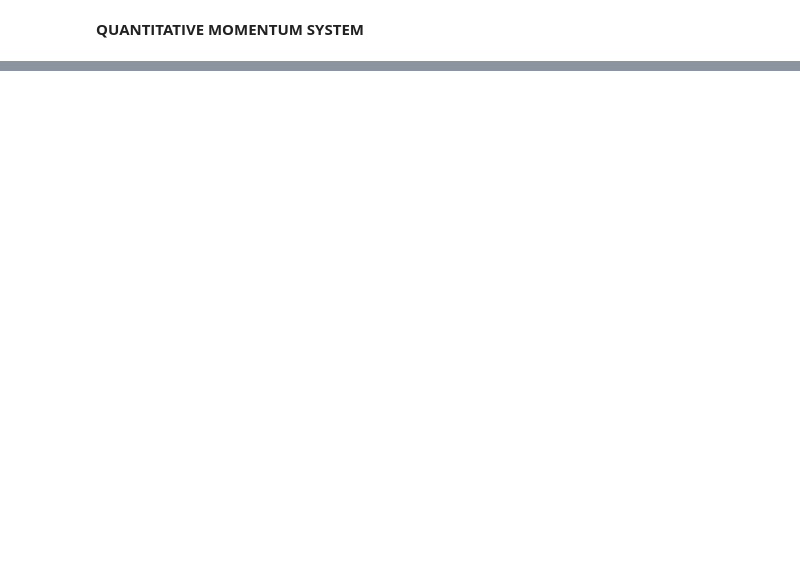
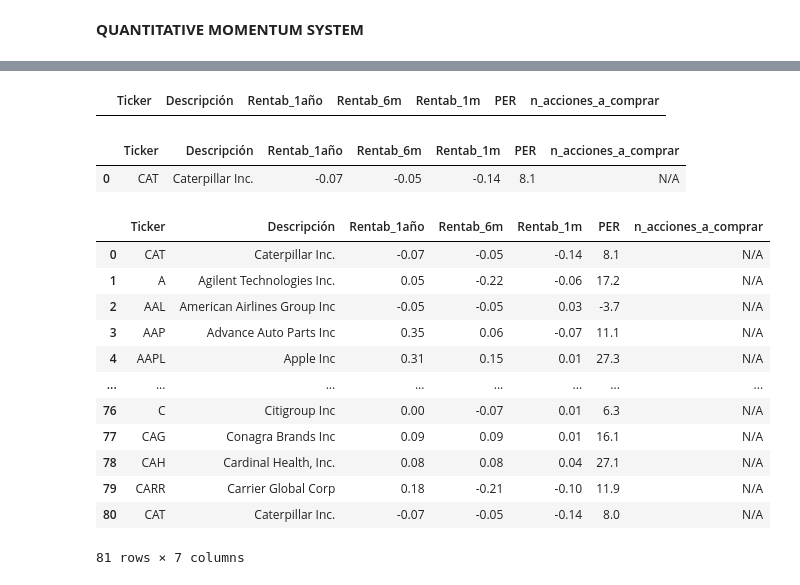
Before and after one commit to ferranfont/Introduccion_al_trading_algoritmico, a Jupyter notebook: Quant_momentum.ipynb, the cells around one changed output, grey strips where cells are left out. Cells and saved outputs as stored; diff of their text form; code cells hidden in the pictures; blank space fills up the shorter version.

```diff
--- a/Quant_momentum.ipynb
+++ b/Quant_momentum.ipynb
@@ -30,15 +68,22 @@ round(data['peRatio'],1)
 # %%
-my_colums = ['Ticker','Descripción', 'rentabilidad_1_año','PER','n_acciones_a_comprar']
+my_colums = ['Ticker','Descripción', 'Rentab_1año','Rentab_6m','Rentab_1m','PER','n_acciones_a_comprar']
 final_dataframe = pd.DataFrame(columns=my_colums)
 final_dataframe
+# %% [output]
+|  | Ticker | Descripción | Rentab_1año | Rentab_6m | Rentab_1m | PER | n_acciones_a_comprar |
 # %%
 final_dataframe = final_dataframe.append(
-                                        pd.Series([symbol,
+                                        pd.Series([i,
                                                    data['companyName'],
                                                    round(data['year1ChangePercent'],2),
+                                                   round(data['month6ChangePercent'],2),
+                                                   round(data['month1ChangePercent'],2),
                                                    round(data['peRatio'],1),
                                                    'N/A'],
                                                   index =my_colums),
                                         ignore_index = True)
 final_dataframe
+# %% [output]
+|  | Ticker | Descripción | Rentab_1año | Rentab_6m | Rentab_1m | PER | n_acciones_a_comprar |
+| 0 | CAT | Caterpillar Inc. | -0.07 | -0.05 | -0.14 | 8.1 | N/A |
 # %%
@@ -52,3 +101,19 @@ for i in acciones['Ticker'][:80]: #para no ralentizar el proceso lo haremos tan
                                                    'N/A'],
                                                   index =my_colums),
                                         ignore_index = True)
+# %%
+final_dataframe
+# %% [output]
+|  | Ticker | Descripción | Rentab_1año | Rentab_6m | Rentab_1m | PER | n_acciones_a_comprar |
+| 0 | CAT | Caterpillar Inc. | -0.07 | -0.05 | -0.14 | 8.1 | N/A |
+| 1 | A | Agilent Technologies Inc. | 0.05 | -0.22 | -0.06 | 17.2 | N/A |
+| 2 | AAL | American Airlines Group Inc | -0.05 | -0.05 | 0.03 | -3.7 | N/A |
+| 3 | AAP | Advance Auto Parts Inc | 0.35 | 0.06 | -0.07 | 11.1 | N/A |
+| 4 | AAPL | Apple Inc | 0.31 | 0.15 | 0.01 | 27.3 | N/A |
+| ... | ... | ... | ... | ... | ... | ... | ... |
+| 76 | C | Citigroup Inc | 0.00 | -0.07 | 0.01 | 6.3 | N/A |
+| 77 | CAG | Conagra Brands Inc | 0.09 | 0.09 | 0.01 | 16.1 | N/A |
+| 78 | CAH | Cardinal Health, Inc. | 0.08 | 0.08 | 0.04 | 27.1 | N/A |
+| 79 | CARR | Carrier Global Corp | 0.18 | -0.21 | -0.10 | 11.9 | N/A |
+| 80 | CAT | Caterpillar Inc. | -0.07 | -0.05 | -0.14 | 8.0 | N/A |
+81 rows × 7 columns
```
Also changed, not shown: parts of 7 cells of this notebook.
